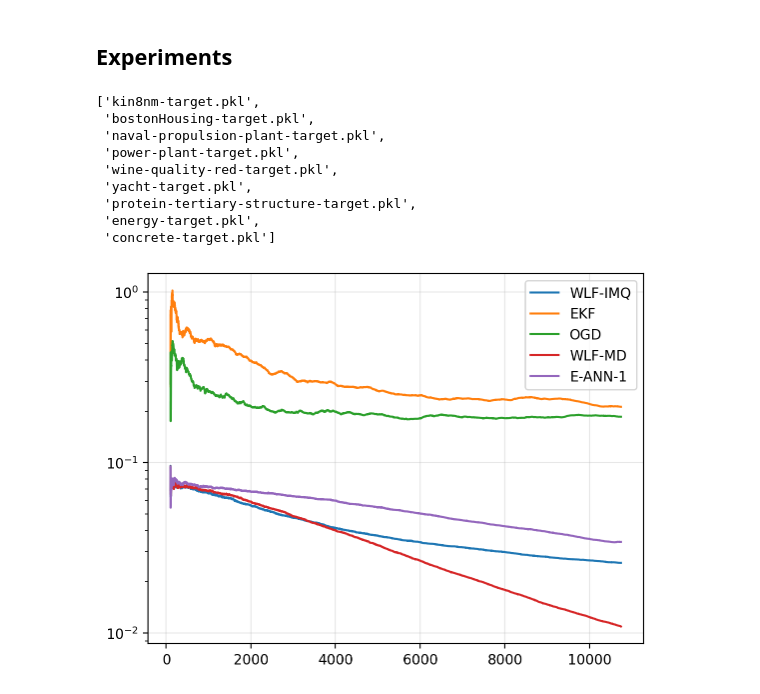
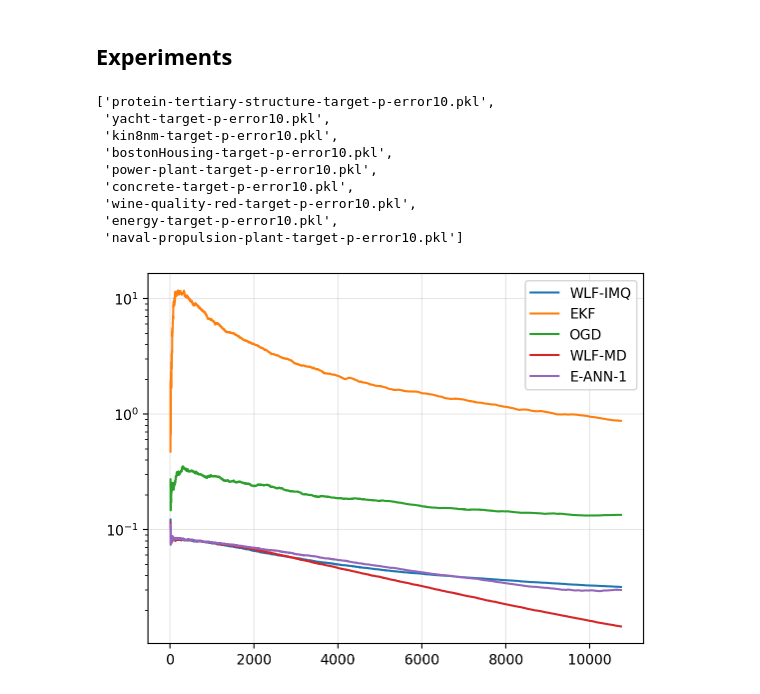
Before and after one commit to gerdm/weighted-likelihood-filter, a Jupyter notebook: experiments/uci-regression-eval.ipynb, the cells around one changed output. Drawn from its saved outputs; the diff is of its cells as text; code cells hidden in the pictures.

```diff
--- a/experiments/uci-regression-eval.ipynb
+++ b/experiments/uci-regression-eval.ipynb
@@ -10,6 +10,7 @@ import matplotlib.pyplot as plt
 %config InlineBackend.figure_format = "retina"
 # %%
 path_base = "./results"
-experiment_names = [f for f in os.listdir(path_base) if ("-target" in f) and ("p-error" not in f)]
-experiment_names
+# experiment_names = [f for f in os.listdir(path_base) if ("-target" in f) and ("p-error" not in f)]
+experiment_names = [f for f in os.listdir(path_base) if ("-target" in f) and ("p-error10" in f)]
+sorted(experiment_names)
 # %% [output]
@@ -93,19 +117,19 @@ Yacht & $0.401 \pm 2.431$ & $1.616 \pm 0.822$ & $0.367 \pm 0.135$ & $0.119 \pm 0
 # %%
 experiment_names
 # %% [output]
-['kin8nm-target.pkl',
- 'bostonHousing-target.pkl',
- 'naval-propulsion-plant-target.pkl',
- 'power-plant-target.pkl',
- 'wine-quality-red-target.pkl',
- 'yacht-target.pkl',
- 'protein-tertiary-structure-target.pkl',
- 'energy-target.pkl',
- 'concrete-target.pkl']
+['protein-tertiary-structure-target-p-error10.pkl',
+ 'yacht-target-p-error10.pkl',
+ 'kin8nm-target-p-error10.pkl',
+ 'bostonHousing-target-p-error10.pkl',
+ 'power-plant-target-p-error10.pkl',
+ 'concrete-target-p-error10.pkl',
+ 'wine-quality-red-target-p-error10.pkl',
+ 'energy-target-p-error10.pkl',
+ 'naval-propulsion-plant-target-p-error10.pkl']
 # %%
 file_name = "power-plant-target.pkl"
-file_name = "naval-propulsion-plant-target.pkl"
-dataset = file_name.replace("-target.pkl", "")
+file_name = "naval-propulsion-plant-target-p-error10.pkl"
+dataset = file_name.replace("-target-perror10.pkl", "")
 path = os.path.join(path_base, file_name)
 with open(path, "rb") as f:
     experiment = pickle.load(f)
@@ -113,9 +137,9 @@ with open(path, "rb") as f:
 errors = experiment["methods"]
 # %%
 for method in errors:
-    errors[method][100:].expanding().median().median(axis=1).plot(label=method)
+    errors[method][10:].expanding().median().median(axis=1).plot(label=method)
     plt.yscale("log")
     plt.legend()
     plt.grid(alpha=0.3)
 # %% [output]
-[figure, old version]
+[figure, new version]
```
Also changed, not shown: parts of 5 cells of this notebook, 1 other file.
